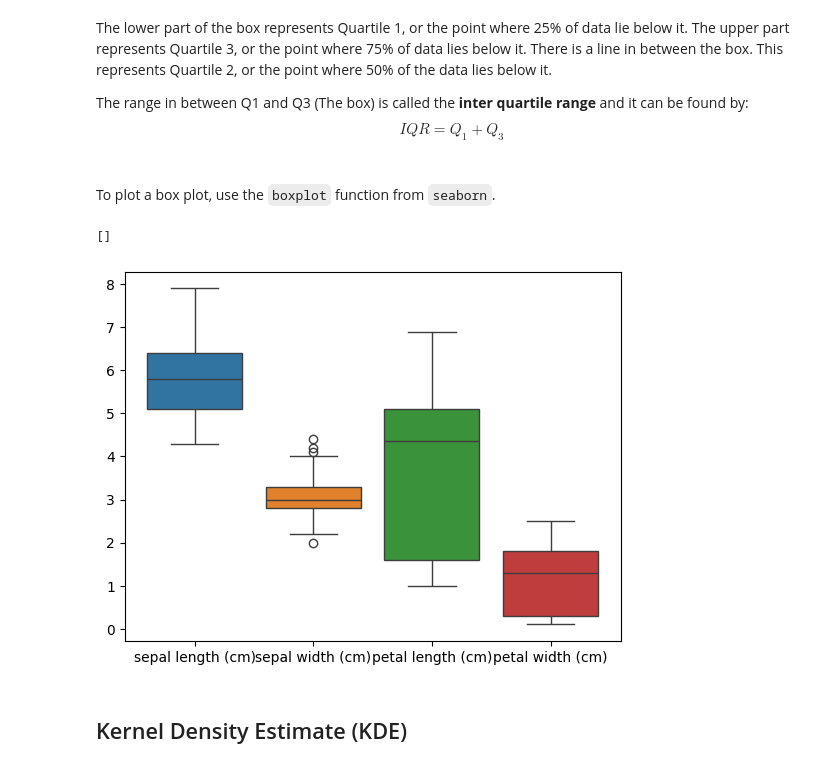
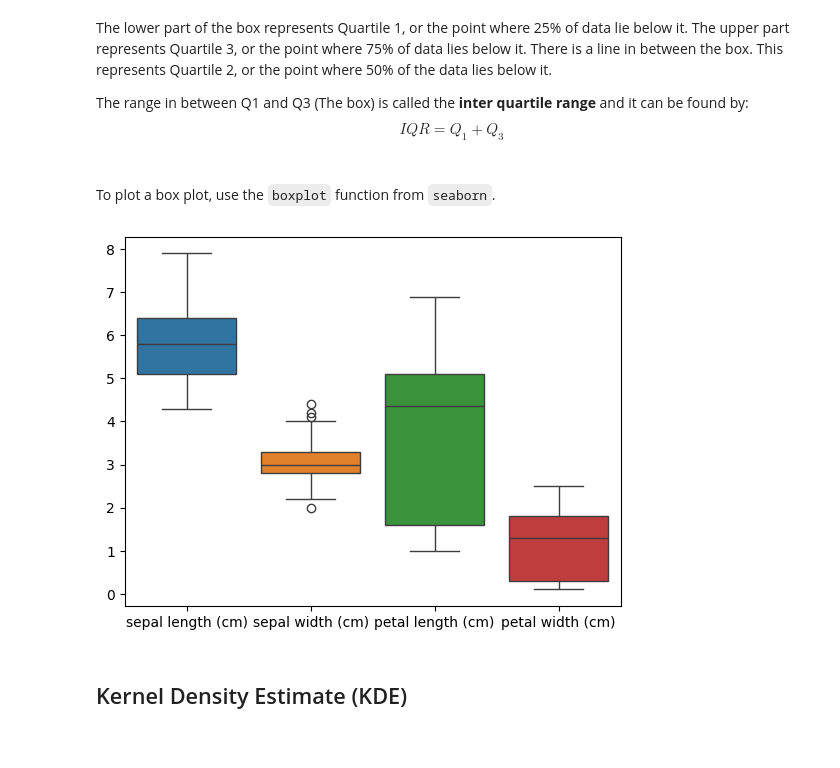
Before and after one commit to HighHillz/College_Notes, a Jupyter notebook: Semester 1/CS1704 - FDS/plotting.ipynb, the cells around one changed output. Saved outputs shown, nothing was run; the diff lists cells and outputs as text; code cells hidden in the pictures.

```diff
--- a/Semester 1/CS1704 - FDS/plotting.ipynb
+++ b/Semester 1/CS1704 - FDS/plotting.ipynb
@@ -50,10 +50,9 @@ $$IQR = Q_1 + Q_3$$
 To plot a box plot, use the `boxplot` function from `seaborn`.
 # %%
 sns.boxplot(data=df)
-plt.plot()
+plt.show()
 # %% [output]
-[]
-[figure, old version]
+[figure, new version]
 # %% [markdown]
 ## Kernel Density Estimate (KDE)
 # %% [markdown]
```
Also changed, not shown: parts of 8 cells of this notebook, 8 other files.
